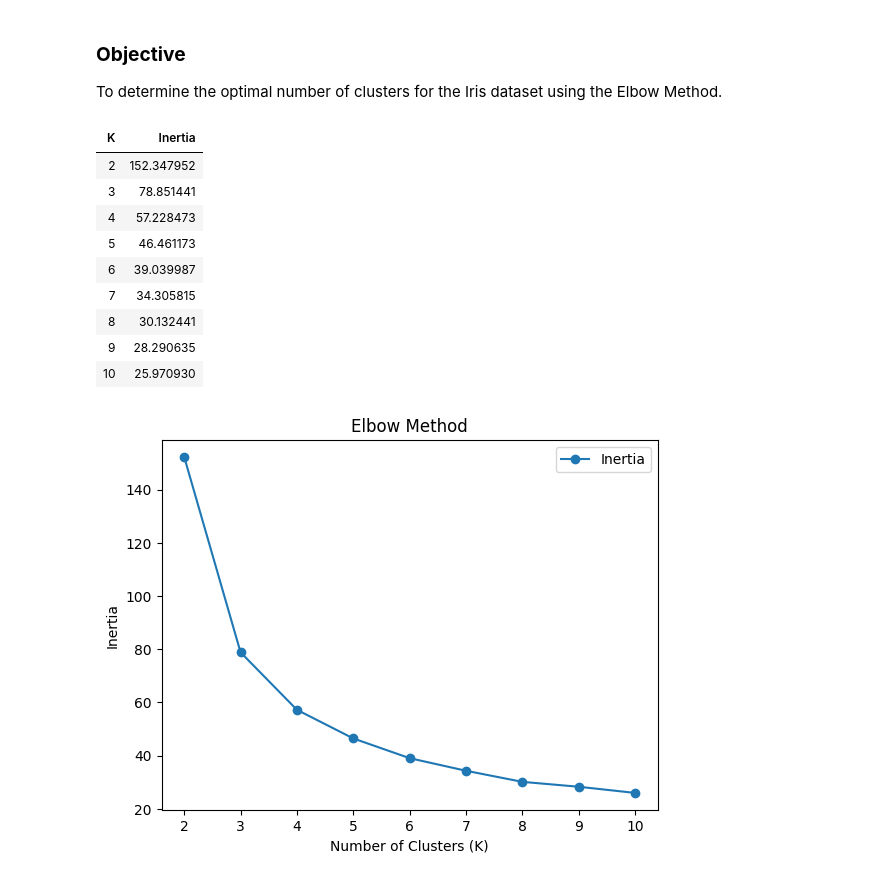
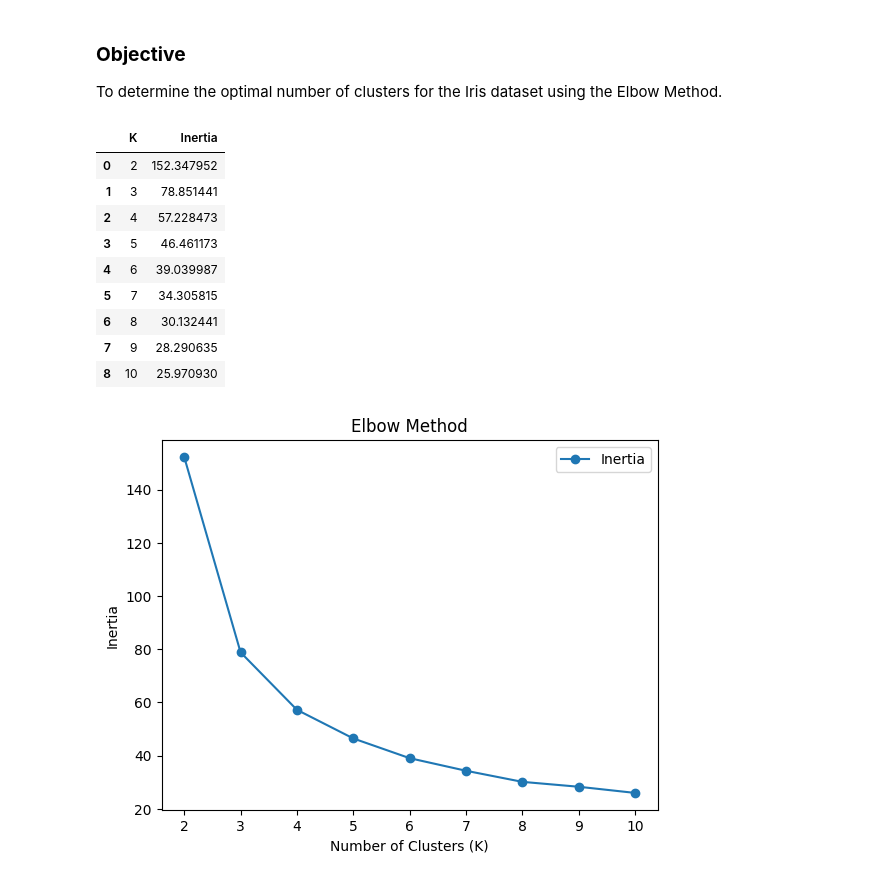
Before and after one commit to MonishDY/AI-Track, a Jupyter notebook: Module 3 - Machine Learning/Assignment 4/Monish_DY_Assignment_4_ML_Case_Study.ipynb, the cells around one changed output. Saved outputs shown, nothing was run; the diff lists cells and outputs as text; code cells hidden in the pictures.

```diff
--- a/Module 3 - Machine Learning/Assignment 4/Monish_DY_Assignment_4_ML_Case_Study.ipynb
+++ b/Module 3 - Machine Learning/Assignment 4/Monish_DY_Assignment_4_ML_Case_Study.ipynb
@@ -137,22 +139,22 @@ for k in range(2, 11):
 # %%
 # Print the inertia values
 inertia_df = pd.DataFrame({
     'K': range(2, 11),
     'Inertia': inertia
 }).reset_index(drop=True)
 
-inertia_df.style.hide(axis='index')
+inertia_df
 # %% [output]
-| K | Inertia |
-| 2 | 152.347952 |
-| 3 | 78.851441 |
-| 4 | 57.228473 |
-| 5 | 46.461173 |
-| 6 | 39.039987 |
-| 7 | 34.305815 |
-| 8 | 30.132441 |
-| 9 | 28.290635 |
-| 10 | 25.970930 |
+|  | K | Inertia |
+| 0 | 2 | 152.347952 |
+| 1 | 3 | 78.851441 |
+| 2 | 4 | 57.228473 |
+| 3 | 5 | 46.461173 |
+| 4 | 6 | 39.039987 |
+| 5 | 7 | 34.305815 |
+| 6 | 8 | 30.132441 |
+| 7 | 9 | 28.290635 |
+| 8 | 10 | 25.970930 |
 # %%
 # Visualize the inertia values
 plt.plot(
```
Also changed, not shown: parts of 2 cells of this notebook.
